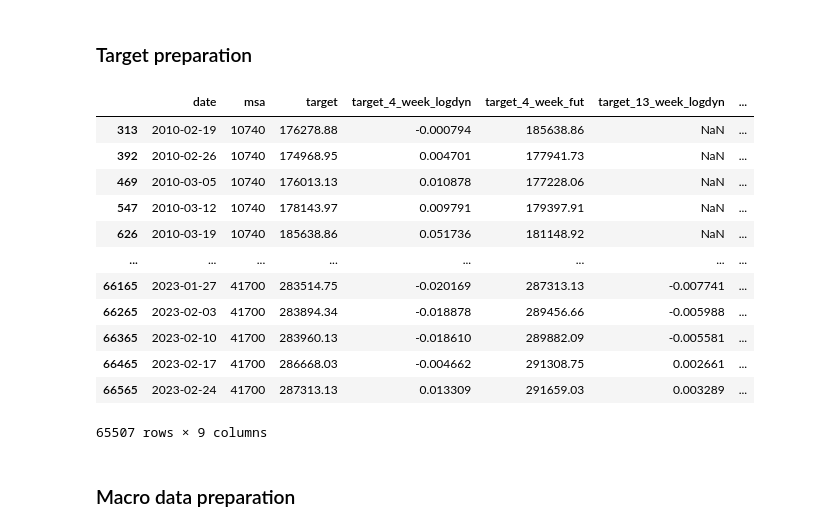
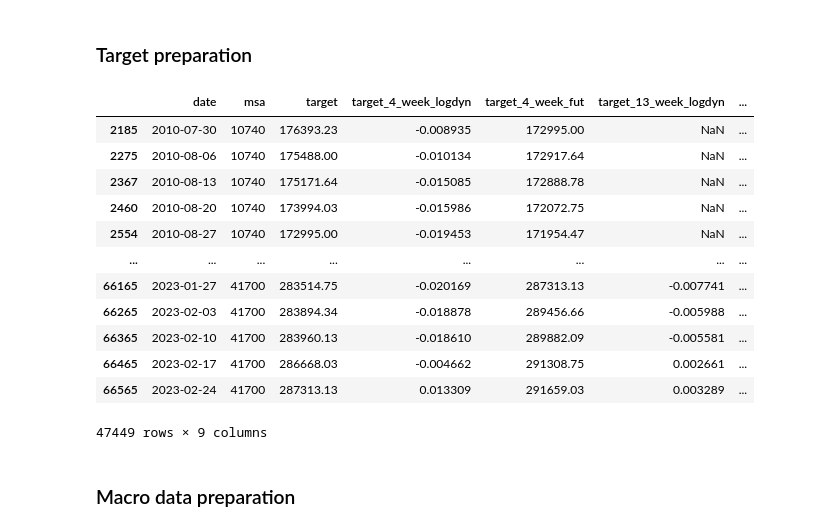
Before and after one commit to lebedevaale/real_estate_price_prediction, a Jupyter notebook: data_collection.ipynb, the cells around one changed output. Cells and saved outputs as stored; diff of their text form; code cells hidden in the pictures.

```diff
--- a/data_collection.ipynb
+++ b/data_collection.ipynb
@@ -36,46 +36,46 @@ imp.reload(fun)
 # Importing original dataset
 target = pd.read_csv(directory + 'Data/metro_chpi.csv')
 target[['City', 'StatArea']] = target['msaname'].str.split(', ', n = 1, expand = True)
 target['date'] = pd.to_datetime(target['date'])
 target.rename(columns = {'CHPI': 'target'}, inplace = True)
 
 # Creation of statarea dictionary
 msas = target.drop_duplicates(['msa', 'msaname'])[['msa', 'msaname', 'City', 'StatArea']]
 msas['MinDate'] = msas['msa'].apply(lambda x: target[target['msa'] == x]['date'].min())
 msas['MaxDate'] = msas['msa'].apply(lambda x: target[target['msa'] == x]['date'].max())
 msas['NumberOfEntries'] = msas['msa'].apply(lambda x: target[target['msa'] == x]['date'].count())
 msas.to_parquet(directory + 'Data/statareas.parquet', index = False)
 
 # Creating of target dataset, calculating of the WoW metrics and saving to parquet
 target_cl = pd.DataFrame()
 for msa in tqdm(msas['msa'].unique()):
     target_cl_msa = target[target['msa'] == msa][['date', 'msa', 'target']]
     target_cl_msa['dyn'] = target_cl_msa['target'] / target_cl_msa['target'].shift(1)
     target_cl_msa['anom'] = target_cl_msa['dyn'].apply(lambda x: 1 if (x < 0.9) or (x > 1.1) else 0)
-    if 1 in target_cl_msa['anom']:
+    if sum(target_cl_msa['anom'] == 1) > 0:
         target_cl_msa = target_cl_msa[target_cl_msa['date'] > target_cl_msa[target_cl_msa['anom'] == 1]['date'].max()]
     for lag in lags:
         target_cl_msa[f'target_{lag}_week_logdyn'] = np.log(target_cl_msa['target'] / target_cl_msa['target'].shift(lag))
         target_cl_msa[f'target_{lag}_week_fut'] = target_cl_msa['target'].shift(-lag)
     target_cl = pd.concat([target_cl, target_cl_msa])
 target_cl.dropna(thresh = len(target_cl.columns) - len(lags) + 1, inplace = True)
 target_cl.drop(columns = ['dyn', 'anom'], inplace = True)
 target_cl.to_parquet(directory + 'Data/target.parquet', index = False)
 target_cl
 # %% [output]
 |  | date | msa | target | target_4_week_logdyn | target_4_week_fut | target_13_week_logdyn | ... |
-| 313 | 2010-02-19 | 10740 | 176278.88 | -0.000794 | 185638.86 | NaN | ... |
-| 392 | 2010-02-26 | 10740 | 174968.95 | 0.004701 | 177941.73 | NaN | ... |
-| 469 | 2010-03-05 | 10740 | 176013.13 | 0.010878 | 177228.06 | NaN | ... |
-| 547 | 2010-03-12 | 10740 | 178143.97 | 0.009791 | 179397.91 | NaN | ... |
-| 626 | 2010-03-19 | 10740 | 185638.86 | 0.051736 | 181148.92 | NaN | ... |
+| 2185 | 2010-07-30 | 10740 | 176393.23 | -0.008935 | 172995.00 | NaN | ... |
+| 2275 | 2010-08-06 | 10740 | 175488.00 | -0.010134 | 172917.64 | NaN | ... |
+| 2367 | 2010-08-13 | 10740 | 175171.64 | -0.015085 | 172888.78 | NaN | ... |
+| 2460 | 2010-08-20 | 10740 | 173994.03 | -0.015986 | 172072.75 | NaN | ... |
+| 2554 | 2010-08-27 | 10740 | 172995.00 | -0.019453 | 171954.47 | NaN | ... |
 | ... | ... | ... | ... | ... | ... | ... | ... |
 | 66165 | 2023-01-27 | 41700 | 283514.75 | -0.020169 | 287313.13 | -0.007741 | ... |
 | 66265 | 2023-02-03 | 41700 | 283894.34 | -0.018878 | 289456.66 | -0.005988 | ... |
 | 66365 | 2023-02-10 | 41700 | 283960.13 | -0.018610 | 289882.09 | -0.005581 | ... |
 | 66465 | 2023-02-17 | 41700 | 286668.03 | -0.004662 | 291308.75 | 0.002661 | ... |
 | 66565 | 2023-02-24 | 41700 | 287313.13 | 0.013309 | 291659.03 | 0.003289 | ... |
-65507 rows × 9 columns
+47449 rows × 9 columns
 # %% [markdown]
 ### Macro data preparation
 # %%
```
Also changed, not shown: parts of 3 cells of this notebook, 5 other files.
